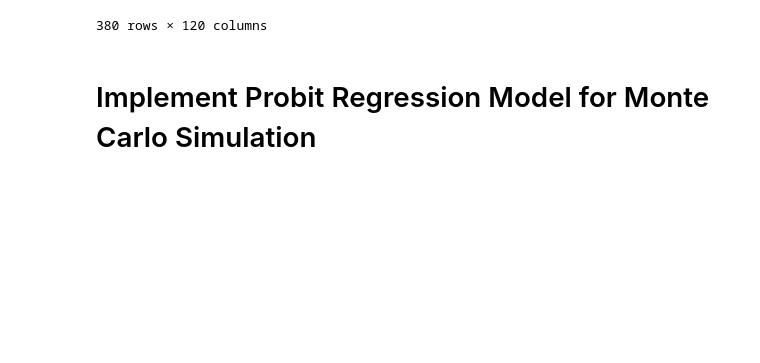
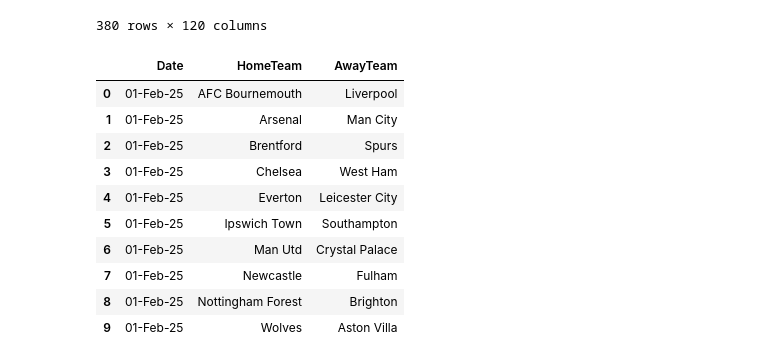
Before and after one commit to matthewgomezcullen/match-importance, a Jupyter notebook: notebook.ipynb, the cells around one changed output. Cells and saved outputs as stored; diff of their text form; code cells hidden in the pictures; blank space fills up the shorter version.

Commit message:
Complete simulation and outcome computation

```diff
--- a/notebook.ipynb
+++ b/notebook.ipynb
@@ -81,5 +65,3 @@ data
 | 378 | NaN | NaT | NaN | Spurs | Brighton | NaN | NaN | NaN | NaN | NaN | ... | ... |
 | 379 | NaN | NaT | NaN | Wolves | Brentford | NaN | NaN | NaN | NaN | NaN | ... | ... |
 380 rows × 120 columns
-# %% [markdown]
-# Implement Probit Regression Model for Monte Carlo Simulation
@@ -95,0 +68,15 @@ def generate_match_outcome(c_1: float, c_neg1: float, p: float):
+# %%
+to_predict = pd.read_csv('data/epl-test.csv')
+to_predict
+# %% [output]
+|  | Date | HomeTeam | AwayTeam |
+| 0 | 01-Feb-25 | AFC Bournemouth | Liverpool |
+| 1 | 01-Feb-25 | Arsenal | Man City |
+| 2 | 01-Feb-25 | Brentford | Spurs |
+| 3 | 01-Feb-25 | Chelsea | West Ham |
+| 4 | 01-Feb-25 | Everton | Leicester City |
+| 5 | 01-Feb-25 | Ipswich Town | Southampton |
+| 6 | 01-Feb-25 | Man Utd | Crystal Palace |
+| 7 | 01-Feb-25 | Newcastle | Fulham |
+| 8 | 01-Feb-25 | Nottingham Forest | Brighton |
+| 9 | 01-Feb-25 | Wolves | Aston Villa |
```
Also changed, not shown: parts of 14 cells of this notebook, 4 other files.
